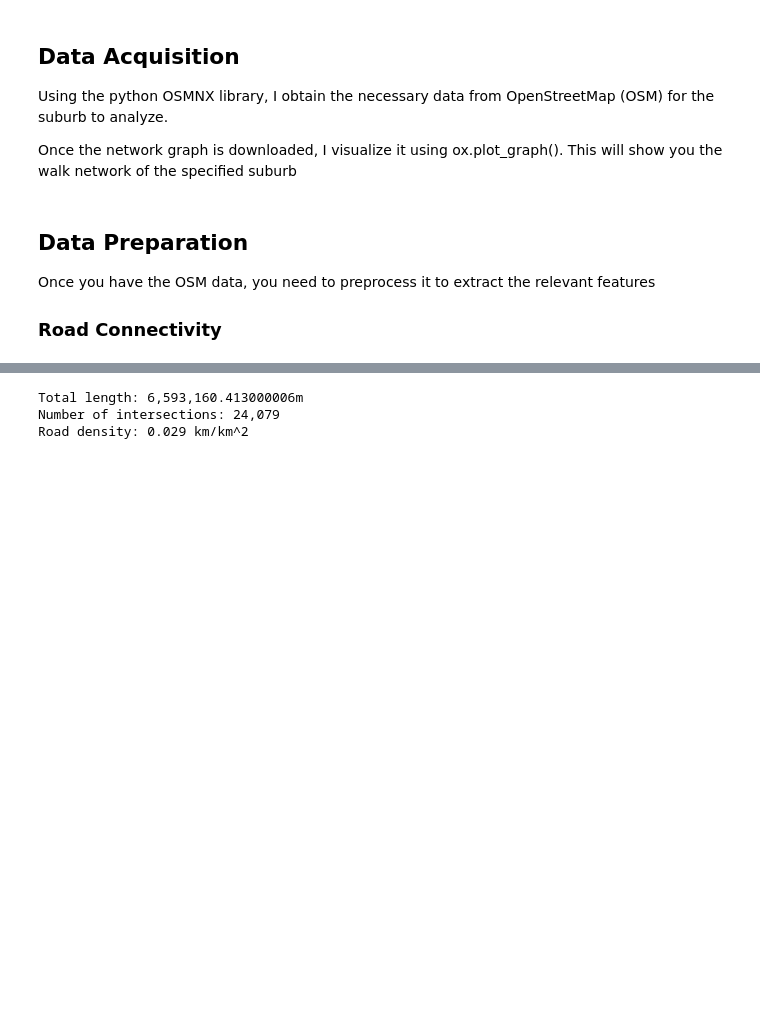
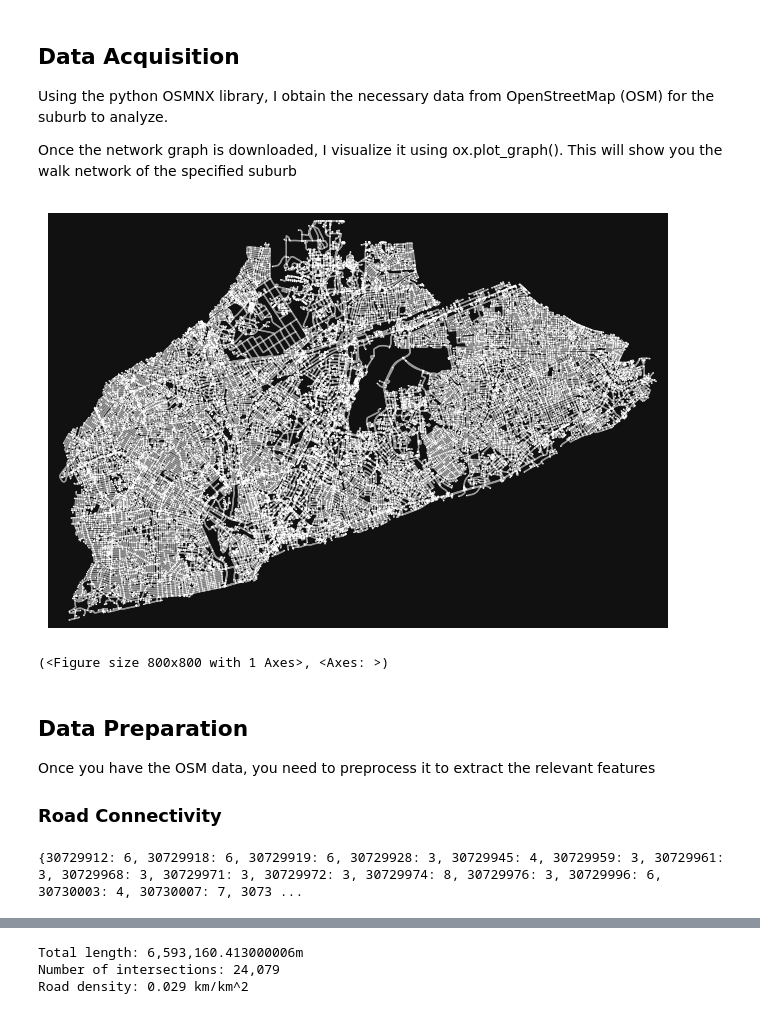
Before and after one commit to frederickohe/SW-Analysis-Accra, a Jupyter notebook: visualized.ipynb, the cells around one changed output, grey strips where cells are left out. Drawn from its saved outputs; the diff is of its cells as text; code cells hidden in the pictures; blank space fills up the shorter version.

Commit message:
Updt Type 05

```diff
--- a/visualized.ipynb
+++ b/visualized.ipynb
@@ -23,9 +23,12 @@ Once the network graph is downloaded, I visualize it using ox.plot_graph(). This
 # %%
 suburb_name = "Accra"
 
 graph = ox.graph_from_place(suburb_name, network_type="walk")
 
-#ox.plot_graph(graph, node_size=1)
+ox.plot_graph(graph, node_size=1)
+# %% [output]
+[figure, added]
+(<Figure size 800x800 with 1 Axes>, <Axes: >)
 # %% [markdown]
 ## Data Preparation
 Once you have the OSM data, you need to preprocess it to extract the relevant features
@@ -35,4 +38,8 @@ Once you have the OSM data, you need to preprocess it to extract the relevant fe
 import osmnx as ox
 import networkx as nx
 
-G = ox.graph_from_place(suburb_name, network_type='all')
+G = ox.graph_from_place(suburb_name, network_type='all_private')
+
+node_degree = dict(G.degree())  # Calculate node degree for each node
+# %% [output]
+{30729912: 6, 30729918: 6, 30729919: 6, 30729928: 3, 30729945: 4, 30729959: 3, 30729961: 3, 30729968: 3, 30729971: 3, 30729972: 3, 30729974: 8, 30729976: 3, 30729996: 6, 30730003: 4, 30730007: 7, 3073 ...
```
Also changed, not shown: parts of 7 cells of this notebook, 3 other files.
